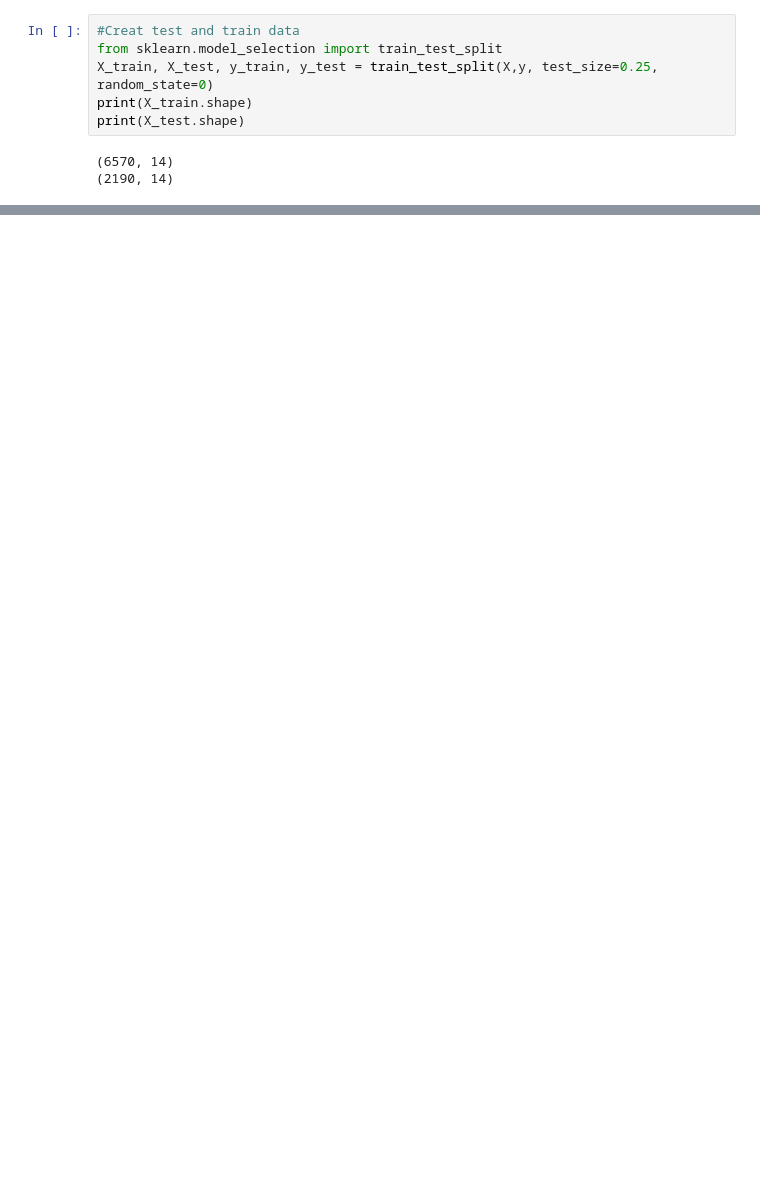
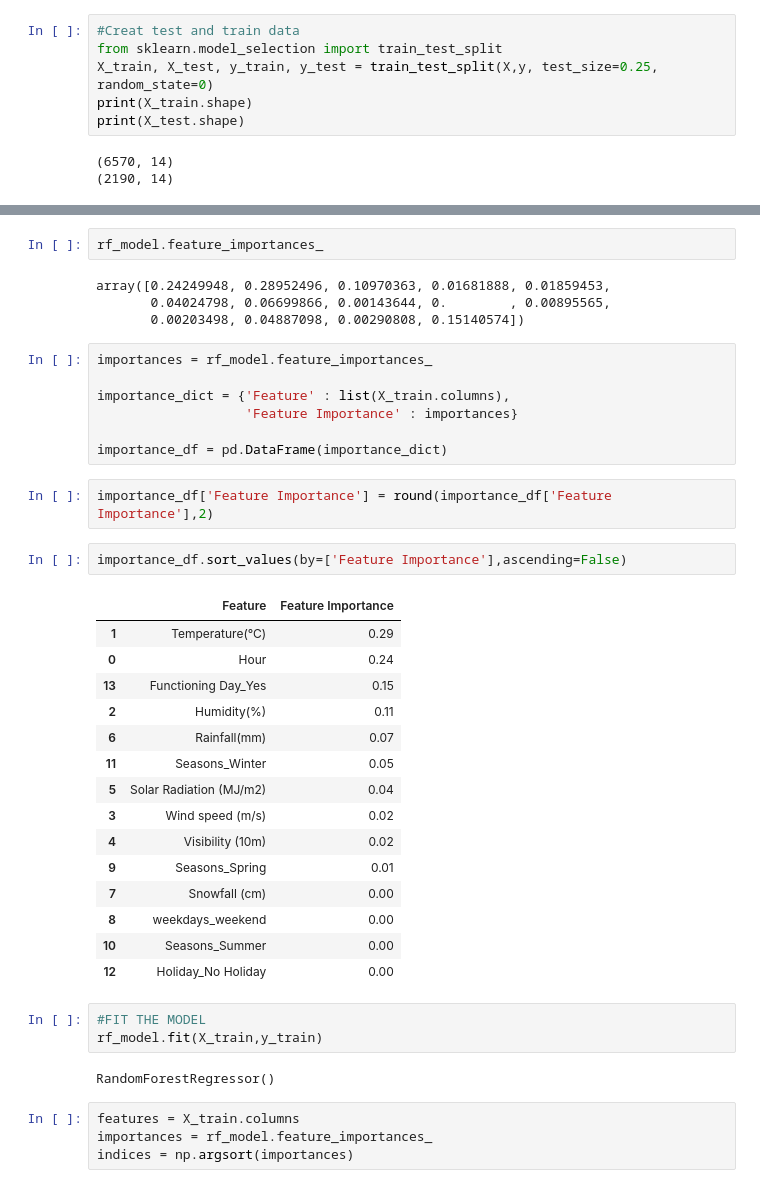
Before and after one commit to sadhanc0419/Bike_Sharing_Demand_Prediction_, a Jupyter notebook: Bike_Sharing_Demand_Prediction_Capstone_Project.ipynb, the cells around one changed output, grey strips where cells are left out. Drawn from its saved outputs; the diff is of its cells as text; blank space fills up the shorter version.

```diff
--- a/Bike_Sharing_Demand_Prediction_Capstone_Project.ipynb
+++ b/Bike_Sharing_Demand_Prediction_Capstone_Project.ipynb
@@ -654,0 +1214,42 @@ ValueError: ignored
+# %%
+rf_model.feature_importances_
+# %% [output]
+array([0.24249948, 0.28952496, 0.10970363, 0.01681888, 0.01859453,
+       0.04024798, 0.06699866, 0.00143644, 0.        , 0.00895565,
+       0.00203498, 0.04887098, 0.00290808, 0.15140574])
+# %%
+importances = rf_model.feature_importances_
+
+importance_dict = {'Feature' : list(X_train.columns),
+                   'Feature Importance' : importances}
+
+importance_df = pd.DataFrame(importance_dict)
+# %%
+importance_df['Feature Importance'] = round(importance_df['Feature Importance'],2)
+# %%
+importance_df.sort_values(by=['Feature Importance'],ascending=False)
+# %% [output]
+|  | Feature | Feature Importance |
+| 1 | Temperature(°C) | 0.29 |
+| 0 | Hour | 0.24 |
+| 13 | Functioning Day_Yes | 0.15 |
+| 2 | Humidity(%) | 0.11 |
+| 6 | Rainfall(mm) | 0.07 |
+| 11 | Seasons_Winter | 0.05 |
+| 5 | Solar Radiation (MJ/m2) | 0.04 |
+| 3 | Wind speed (m/s) | 0.02 |
+| 4 | Visibility (10m) | 0.02 |
+| 9 | Seasons_Spring | 0.01 |
+| 7 | Snowfall (cm) | 0.00 |
+| 8 | weekdays_weekend | 0.00 |
+| 10 | Seasons_Summer | 0.00 |
+| 12 | Holiday_No Holiday | 0.00 |
+# %%
+#FIT THE MODEL
+rf_model.fit(X_train,y_train)
+# %% [output]
+RandomForestRegressor()
+# %%
+features = X_train.columns
+importances = rf_model.feature_importances_
+indices = np.argsort(importances)
```
Also changed, not shown: parts of 134 cells of this notebook.
